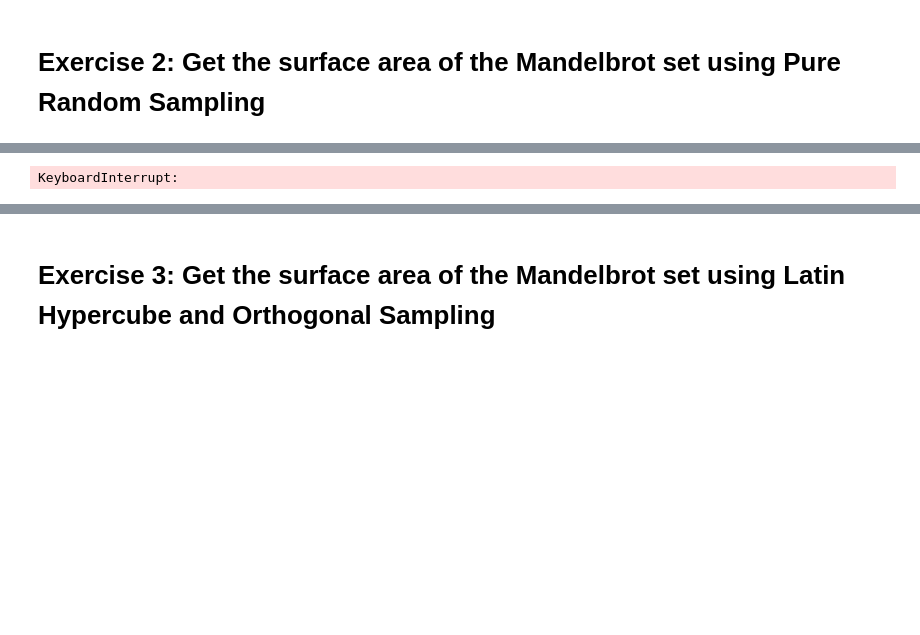
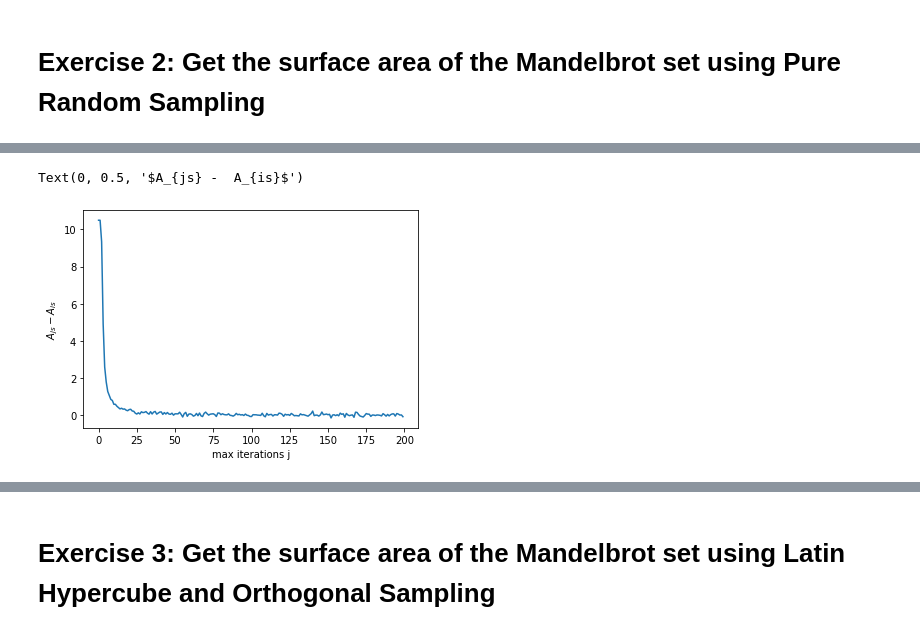
Before and after one commit to ninawagenaar/STSIM, a Jupyter notebook: KarinBrinksma_13919938_NinaWagenaar_11326336_1.ipynb, the cells around one changed output, grey strips where cells are left out. Cells and saved outputs as stored; diff of their text form; code cells hidden in the pictures; blank space fills up the shorter version.

```diff
--- a/KarinBrinksma_13919938_NinaWagenaar_11326336_1.ipynb
+++ b/KarinBrinksma_13919938_NinaWagenaar_11326336_1.ipynb
@@ -161,15 +161,16 @@ plt.show()
 # %%
-i = 500
-s = 10000
+i = 200
+s = 5000
 A_i_s = monte_carlo_mandelbrot_set(i, s)
 # %%
 js = np.arange(0, i)
-E = []
+area_diffs = []
 for j in js:
     A_j_s = monte_carlo_mandelbrot_set(j, s)
-    E.append(A_j_s - A_i_s)
-plt.plot(js, E)
+    area_diffs.append(A_j_s - A_i_s)
+plt.plot(js, area_diffs)
 plt.xlabel("max iterations j")
 plt.ylabel("$A_{js} -  A_{is}$")
 # %% [output]
-KeyboardInterrupt:
+Text(0, 0.5, '$A_{js} -  A_{is}$')
+[figure, added]
```
Also changed, not shown: parts of 6 cells of this notebook.
